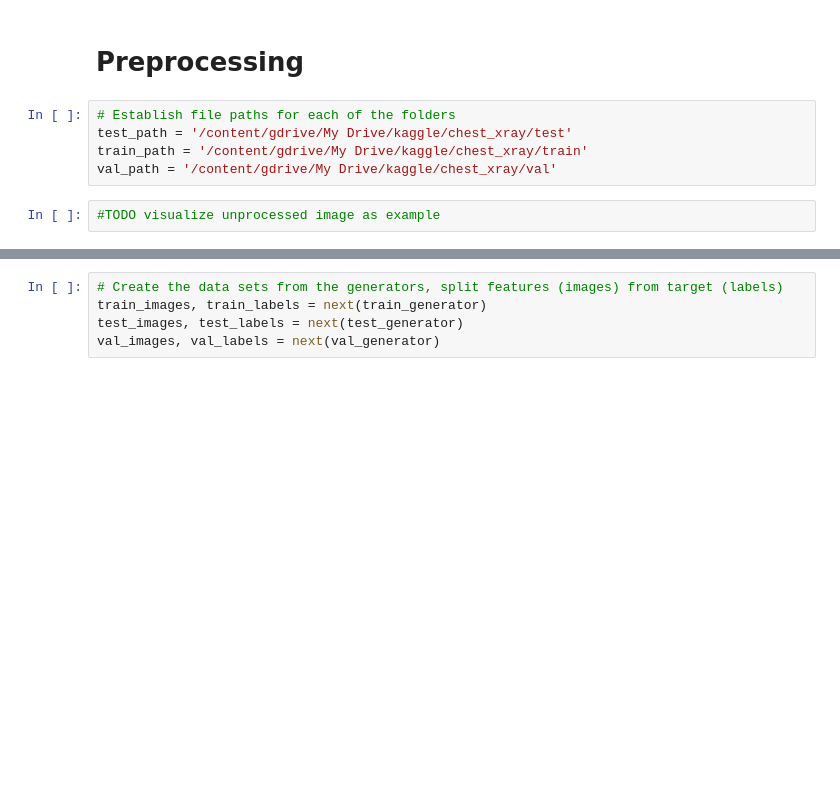
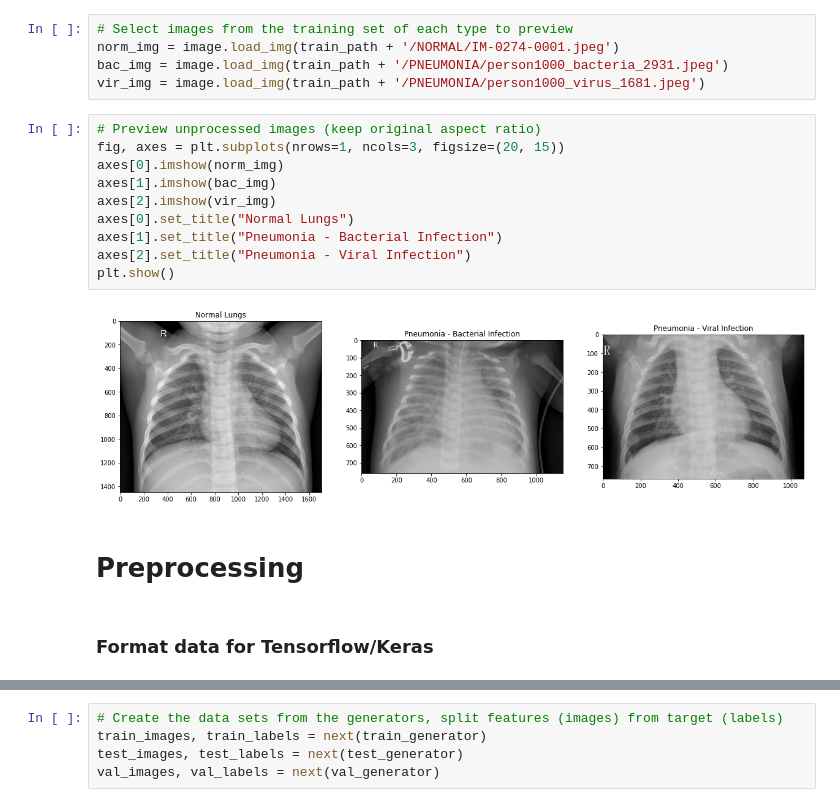
Before and after one commit to anna-dang/mod04-computer_vision_CNN, a Jupyter notebook: project_4_notebook.ipynb, the cells around one changed output, grey strips where cells are left out. Cells and saved outputs as stored; diff of their text form; blank space fills up the shorter version.

```diff
--- a/project_4_notebook.ipynb
+++ b/project_4_notebook.ipynb
@@ -37,10 +85,22 @@ Downloading chest-xray-pneumonia.zip to /content/gdrive/My Drive/kaggle
+# %%
+# Select images from the training set of each type to preview
+norm_img = image.load_img(train_path + '/NORMAL/IM-0274-0001.jpeg')
+bac_img = image.load_img(train_path + '/PNEUMONIA/person1000_bacteria_2931.jpeg')
+vir_img = image.load_img(train_path + '/PNEUMONIA/person1000_virus_1681.jpeg')
+# %%
+# Preview unprocessed images (keep original aspect ratio)
+fig, axes = plt.subplots(nrows=1, ncols=3, figsize=(20, 15))
+axes[0].imshow(norm_img)
+axes[1].imshow(bac_img)
+axes[2].imshow(vir_img)
+axes[0].set_title("Normal Lungs")
+axes[1].set_title("Pneumonia - Bacterial Infection")
+axes[2].set_title("Pneumonia - Viral Infection")
+plt.show()
+# %% [output]
+[figure, added]
 # %% [markdown]
 # Preprocessing
-# %%
-# Establish file paths for each of the folders
-test_path = '/content/gdrive/My Drive/kaggle/chest_xray/test'
-train_path = '/content/gdrive/My Drive/kaggle/chest_xray/train'
-val_path = '/content/gdrive/My Drive/kaggle/chest_xray/val'
-# %%
-#TODO visualize unprocessed image as example
+# %% [markdown]
+### Format data for Tensorflow/Keras
 # %%
```
Also changed, not shown: parts of 54 cells of this notebook.
